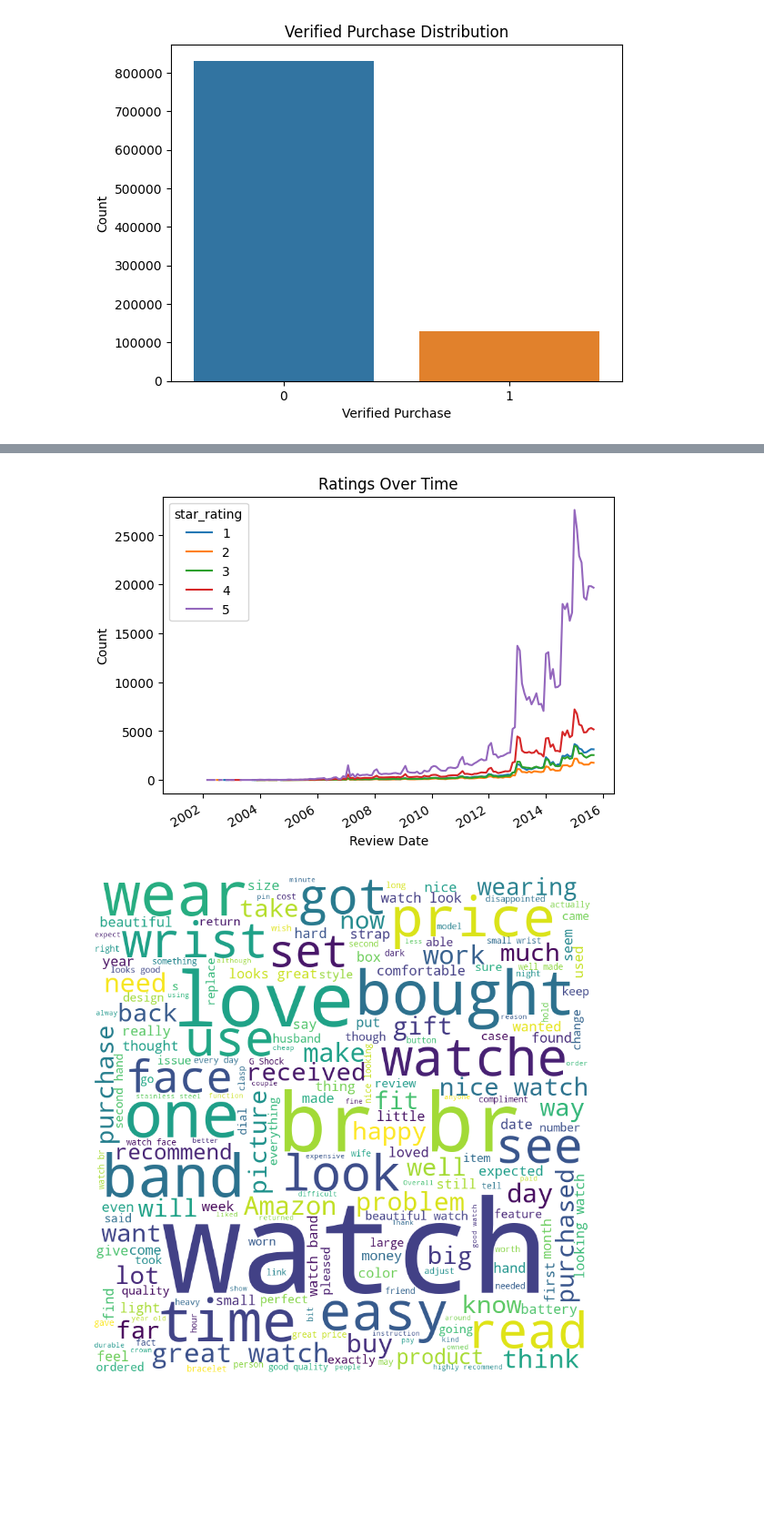
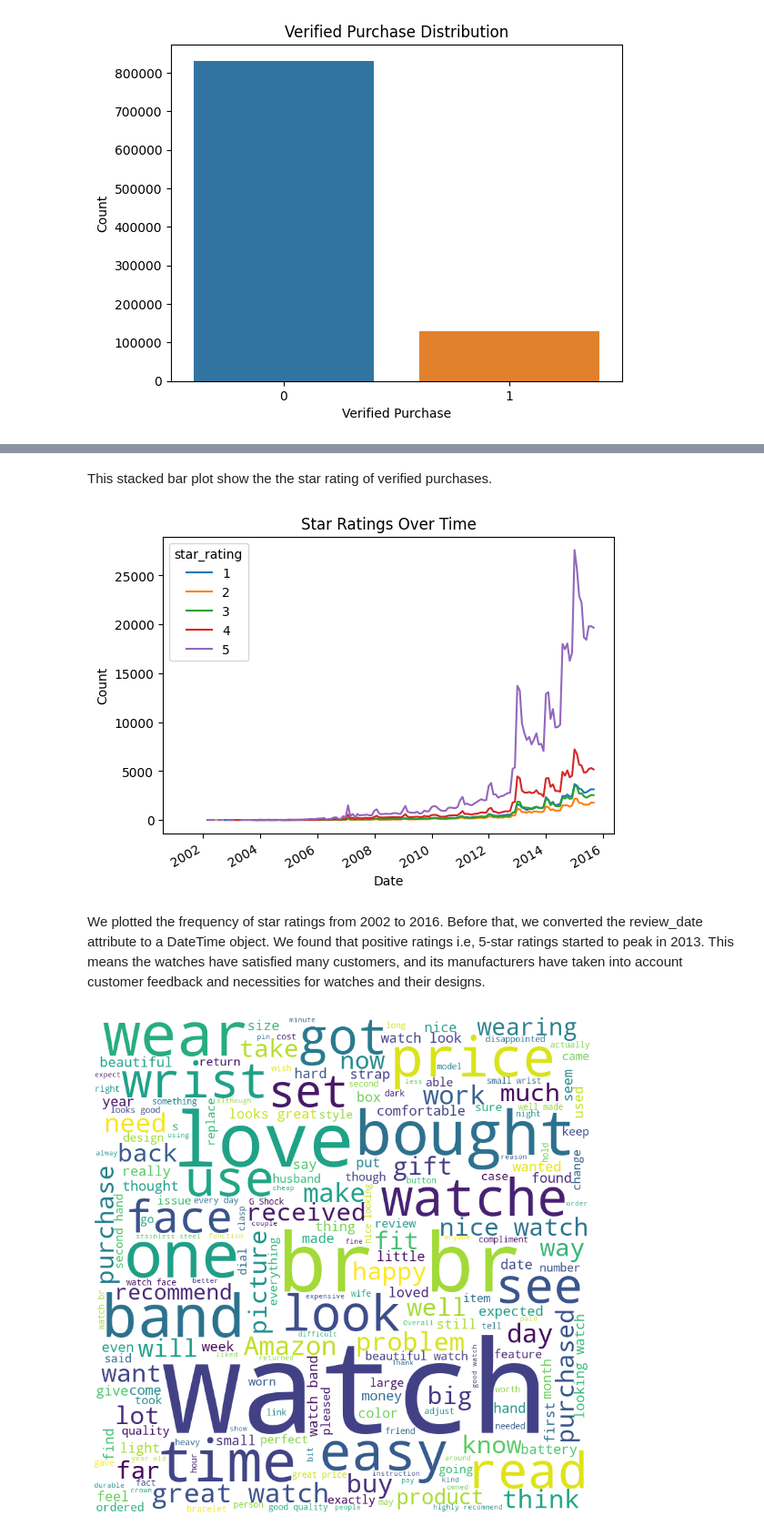
Before and after one commit to sunil-thapa99/assignment-1-2304, a Jupyter notebook: main.ipynb, the cells around one changed output, grey strips where cells are left out. Shown at 91% size. Saved outputs shown, nothing was run; the diff lists cells and outputs as text; code cells hidden in the pictures; blank space fills up the shorter version.

```diff
--- a/main.ipynb
+++ b/main.ipynb
@@ -122,10 +150,15 @@ plt.show()
 # %%
-# Visualize the length of reviews
-df['length_review'] = df['review_body'].apply(len)
+# Calculate the length of each review
+df['review_length'] = df['review_body'].apply(len)
 
-plt.hist(df['length_review'], bins=45)
-plt.title('Histogram of Length of Reviews')
-plt.xlabel('Length of Reviews')
+# Create a histogram of review lengths
+plt.hist(df['review_length'], bins=50)
+
+# Add labels and title
+plt.xlabel('Review length')
 plt.ylabel('Count')
+plt.title('Review Length Distribution')
+
+# Show the chart
 plt.show()
 # %% [output]
@@ -139,16 +184,26 @@ sns.countplot(x='star_rating', hue='verified_purchase', data=df)
+# %% [markdown]
+This stacked bar plot show the the star rating of verified purchases.
 # %%
-# Visualize Line chart of ratings over time
+# Convert the review_date column to a datetime object
 df['review_date'] = pd.to_datetime(df['review_date'], format='%Y-%m-%d')
 
-# Group review_data by month end frequency over rating
-date_grouped = df.groupby([pd.Grouper(key='review_date', freq='M'), 'star_rating']).size().unstack()
-date_grouped.plot()
-plt.xlabel('Review Date')
+# Group the data by review date and star rating
+grouped = df.groupby([pd.Grouper(key='review_date', freq='M'), 'star_rating']).size().unstack()
+
+# Create a line chart of star ratings over time
+grouped.plot()
+
+# Add labels and title
+plt.xlabel('Date')
 plt.ylabel('Count')
-plt.title('Ratings Over Time')
+plt.title('Star Ratings Over Time')
+
+# Show the chart
 plt.show()
 # %% [output]
-[figure, old version]
+[figure, new version]
+# %% [markdown]
+We plotted the frequency of star ratings from 2002 to 2016. Before that, we converted the review_date attribute to a DateTime object. We found that positive ratings i.e, 5-star ratings started to peak in 2013. This means the watches have satisfied many customers, and its manufacturers have taken into account customer feedback and necessities for watches and their designs.
 # %%
 # Combine all review bodies into a single string
 all_reviews = ' '.join(df['review_body'].tolist())
```
Also changed, not shown: parts of 59 cells of this notebook.
